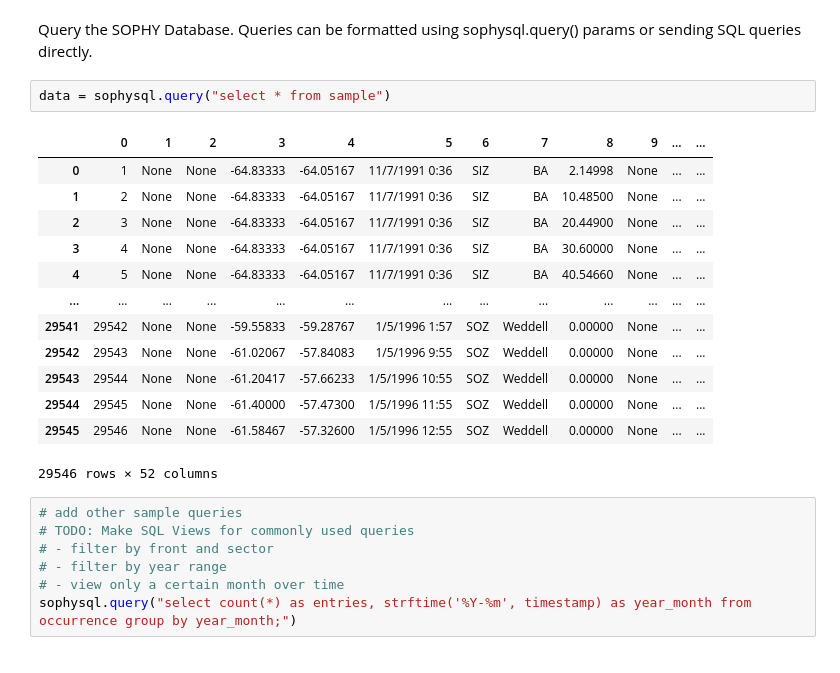
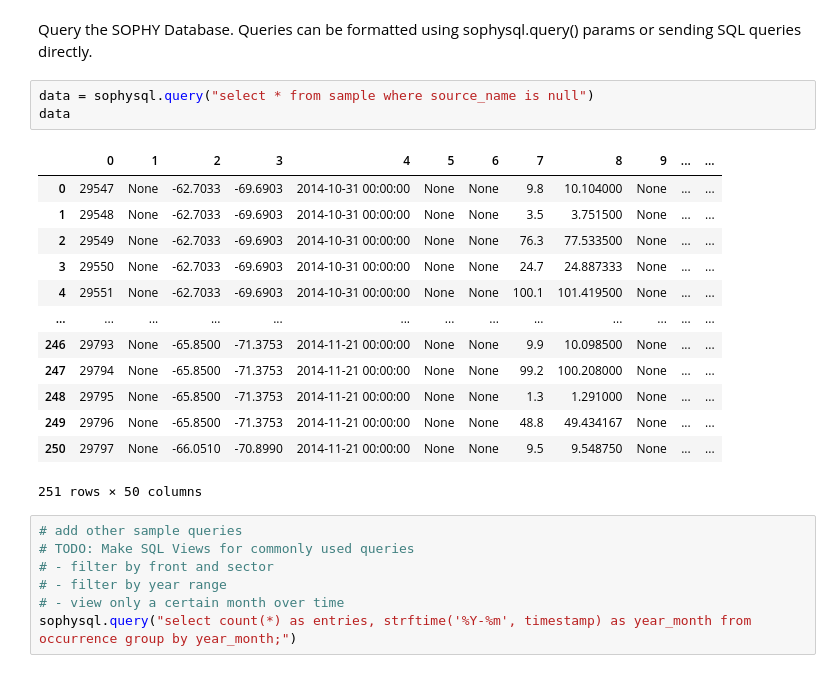
Before and after one commit to ayushnag/sophy, a Jupyter notebook: sophy/sophy.ipynb, the cells around one changed output. Saved outputs shown, nothing was run; the diff lists cells and outputs as text.

```diff
--- a/sophy/sophy.ipynb
+++ b/sophy/sophy.ipynb
@@ -32,21 +26,22 @@ cur = con.cursor()
 # %% [markdown]
 Query the SOPHY Database. Queries can be formatted using sophysql.query() params or sending SQL queries directly.
 # %%
-data = sophysql.query("select * from sample")
+data = sophysql.query("select * from sample where source_name is null")
+data
 # %% [output]
 |  | 0 | 1 | 2 | 3 | 4 | 5 | 6 | 7 | 8 | 9 | ... | ... |
-| 0 | 1 | None | None | -64.83333 | -64.05167 | 11/7/1991 0:36 | SIZ | BA | 2.14998 | None | ... | ... |
-| 1 | 2 | None | None | -64.83333 | -64.05167 | 11/7/1991 0:36 | SIZ | BA | 10.48500 | None | ... | ... |
-| 2 | 3 | None | None | -64.83333 | -64.05167 | 11/7/1991 0:36 | SIZ | BA | 20.44900 | None | ... | ... |
-| 3 | 4 | None | None | -64.83333 | -64.05167 | 11/7/1991 0:36 | SIZ | BA | 30.60000 | None | ... | ... |
-| 4 | 5 | None | None | -64.83333 | -64.05167 | 11/7/1991 0:36 | SIZ | BA | 40.54660 | None | ... | ... |
+| 0 | 29547 | None | -62.7033 | -69.6903 | 2014-10-31 00:00:00 | None | None | 9.8 | 10.104000 | None | ... | ... |
+| 1 | 29548 | None | -62.7033 | -69.6903 | 2014-10-31 00:00:00 | None | None | 3.5 | 3.751500 | None | ... | ... |
+| 2 | 29549 | None | -62.7033 | -69.6903 | 2014-10-31 00:00:00 | None | None | 76.3 | 77.533500 | None | ... | ... |
+| 3 | 29550 | None | -62.7033 | -69.6903 | 2014-10-31 00:00:00 | None | None | 24.7 | 24.887333 | None | ... | ... |
+| 4 | 29551 | None | -62.7033 | -69.6903 | 2014-10-31 00:00:00 | None | None | 100.1 | 101.419500 | None | ... | ... |
 | ... | ... | ... | ... | ... | ... | ... | ... | ... | ... | ... | ... | ... |
-| 29541 | 29542 | None | None | -59.55833 | -59.28767 | 1/5/1996 1:57 | SOZ | Weddell | 0.00000 | None | ... | ... |
-| 29542 | 29543 | None | None | -61.02067 | -57.84083 | 1/5/1996 9:55 | SOZ | Weddell | 0.00000 | None | ... | ... |
-| 29543 | 29544 | None | None | -61.20417 | -57.66233 | 1/5/1996 10:55 | SOZ | Weddell | 0.00000 | None | ... | ... |
-| 29544 | 29545 | None | None | -61.40000 | -57.47300 | 1/5/1996 11:55 | SOZ | Weddell | 0.00000 | None | ... | ... |
-| 29545 | 29546 | None | None | -61.58467 | -57.32600 | 1/5/1996 12:55 | SOZ | Weddell | 0.00000 | None | ... | ... |
+| 246 | 29793 | None | -65.8500 | -71.3753 | 2014-11-21 00:00:00 | None | None | 9.9 | 10.098500 | None | ... | ... |
+| 247 | 29794 | None | -65.8500 | -71.3753 | 2014-11-21 00:00:00 | None | None | 99.2 | 100.208000 | None | ... | ... |
+| 248 | 29795 | None | -65.8500 | -71.3753 | 2014-11-21 00:00:00 | None | None | 1.3 | 1.291000 | None | ... | ... |
+| 249 | 29796 | None | -65.8500 | -71.3753 | 2014-11-21 00:00:00 | None | None | 48.8 | 49.434167 | None | ... | ... |
+| 250 | 29797 | None | -66.0510 | -70.8990 | 2014-11-21 00:00:00 | None | None | 9.5 | 9.548750 | None | ... | ... |
-29546 rows × 52 columns
+251 rows × 50 columns
 # %%
 # add other sample queries
 # TODO: Make SQL Views for commonly used queries
```
Also changed, not shown: parts of 3 cells of this notebook, 13 other files.
